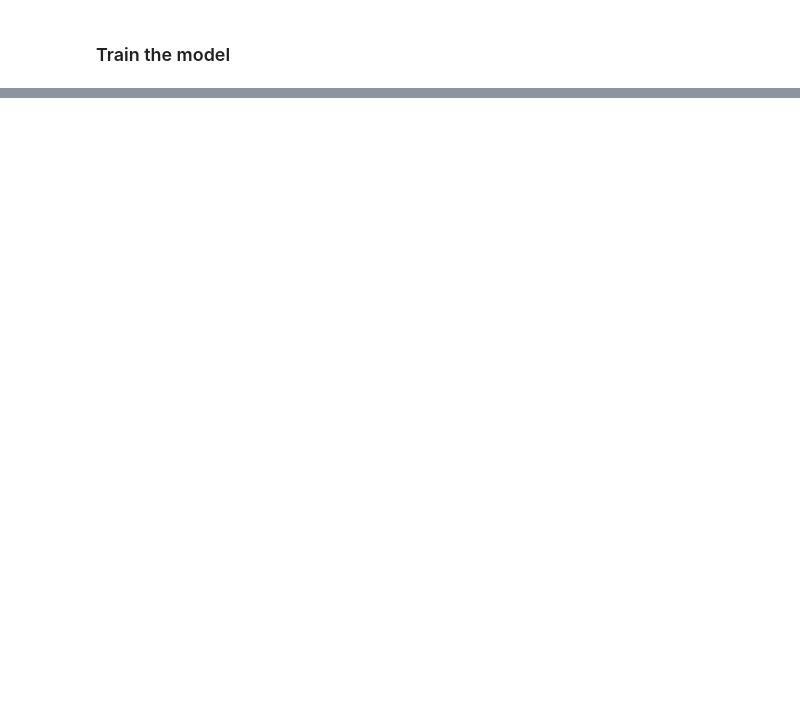
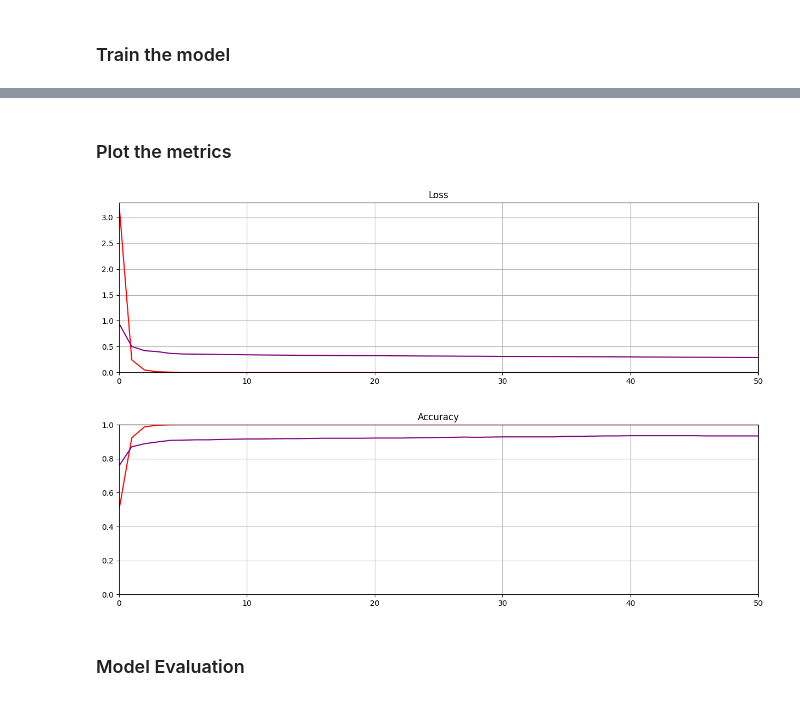
Before and after one commit to tapasya234/deep-learning-tensorflow, a Jupyter notebook: applications/classification_multinomial_asl/vgg16_transfer_learning/model_training_evaluation.ipynb, the cells around one changed output, grey strips where cells are left out. Drawn from its saved outputs; the diff is of its cells as text; code cells hidden in the pictures; blank space fills up the shorter version.

Commit message:
Finish training ASL dataset on VGG16 using transfer learning

```diff
--- a/applications/classification_multinomial_asl/vgg16_transfer_learning/model_training_evaluation.ipynb
+++ b/applications/classification_multinomial_asl/vgg16_transfer_learning/model_training_evaluation.ipynb
@@ -231,0 +232,2 @@ Epoch 36/51
+# %% [markdown]
+### Plot the metrics
@@ -231,0 +265,25 @@ Epoch 36/51
+# %%
+loss = trainingResults.history["loss"]
+val_loss = trainingResults.history["val_loss"]
+accuracy = trainingResults.history["accuracy"]
+val_accuracy = trainingResults.history["val_accuracy"]
+
+plotMetrics(
+    [loss, val_loss],
+    ["Training Loss", "Validation Loss"],
+    yLabel="Loss",
+    yLim=(0, max(max(loss), max(val_loss))),
+    colours=["red", "purple"],
+)
+plotMetrics(
+    [accuracy, val_accuracy],
+    ["Training Accuracy", "Validation Accuracy"],
+    yLabel="Accuracy",
+    yLim=(0, 1.0),
+    colours=["red", "purple"],
+)
+# %% [output]
+[figure, added]
+[figure, added]
+# %% [markdown]
+### Model Evaluation
```
Also changed, not shown: parts of 9 cells of this notebook.
